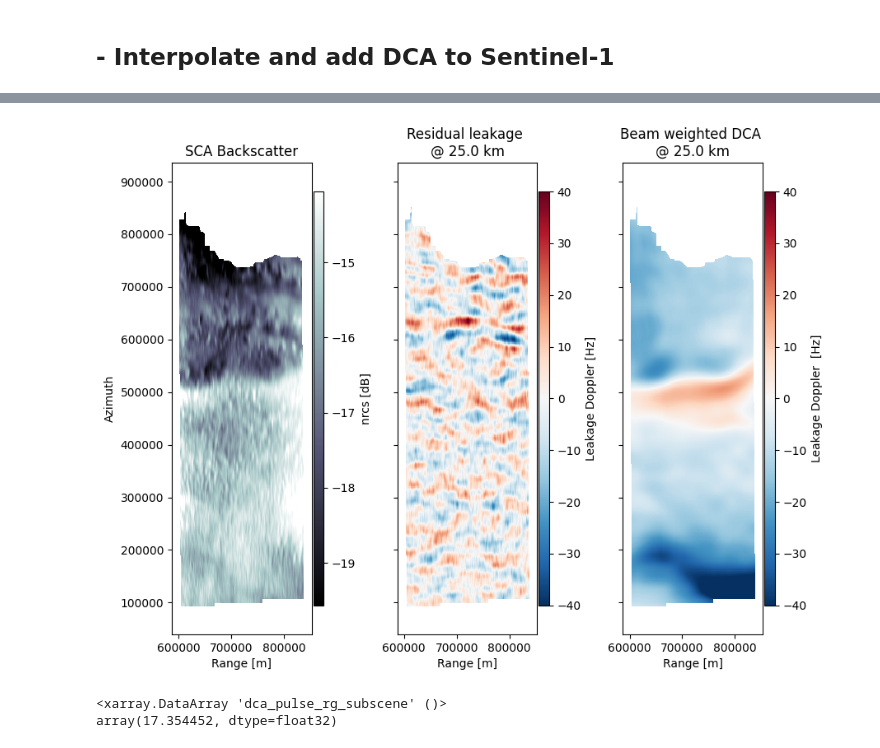
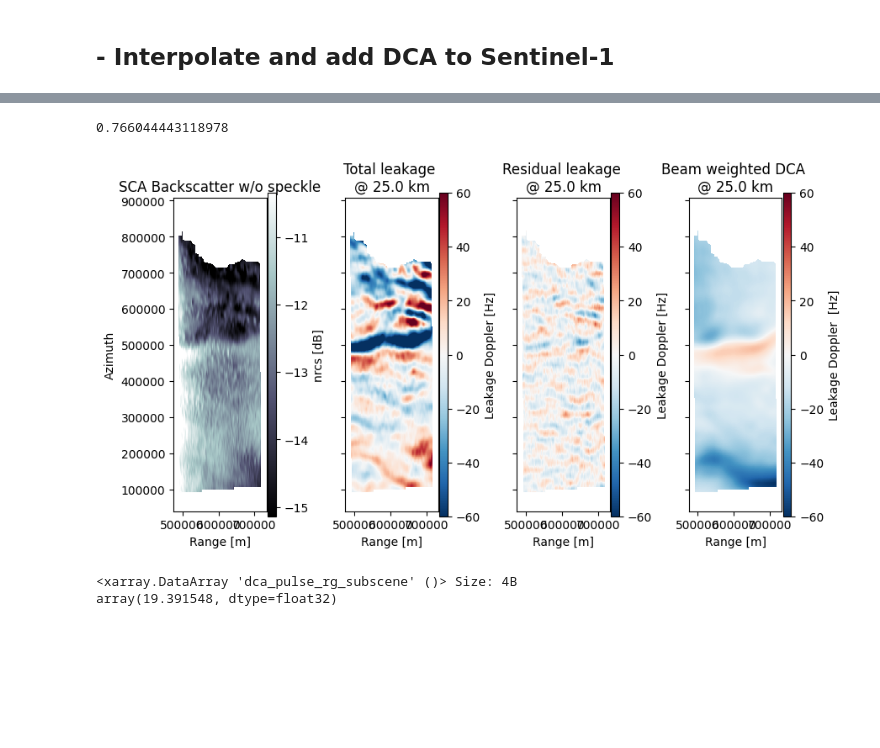
Before and after one commit to owenodriscoll/DopSCA_leakage, a Jupyter notebook: Sentinel1_analyses/add_dca_sentinel1.ipynb, the cells around one changed output, grey strips where cells are left out. Saved outputs shown, nothing was run; the diff lists cells and outputs as text; code cells hidden in the pictures; blank space fills up the shorter version.

```diff
--- a/Sentinel1_analyses/add_dca_sentinel1.ipynb
+++ b/Sentinel1_analyses/add_dca_sentinel1.ipynb
@@ -69,18 +73,22 @@ files = glob.glob(f"{data_dir+scenario}/*.SAFE")
 
 observation = S1DopplerLeakage(
     filename=files,
+    z0 = 823_000,
     era5_directory='era5_winds/',
     resolution_product=25_000,
     az_footprint_cutoff=80_000,
-    vx_sat=6800,
+    vx_sat=6_800,
     PRF=4,
-    grid_spacing=6800/4/11,
-    antenna_length=3.2,
-    antenna_height=0.3,
+    grid_spacing=150,
+    antenna_length=2.87,
+    antenna_height=0.32,
     beam_pattern='phased_array',
     antenna_elements=4,
     antenna_weighting=0.5,
-    incidence_angle_scat=40,
+    swath_start_incidence_angle_scat=30,
+    boresight_elevation_angle_scat=40,
+    random_state = 42,
+    fill_nan_limit = 1,
     )
 # %%
 observation.apply()
@@ -123,9 +131,13 @@ where $a$ is the elevation angle of the scatterometer and $b$ that of Sentinel-1
  \begin{equation}
     \theta_{\mathrm{elevation}} = 90 - \theta_{\mathrm{incidence}}
  \end{equation}
+# %%
+np.cos(np.deg2rad(40))
+# %% [output]
+0.766044443118978
 # %%
-numerator = obj_copy.data['dca_s1'] * np.cos(np.deg2rad(90 - observation.data['inc']))
-denominator = np.cos(np.deg2rad(90 - observation.data['inc_scatt_eqv']))
+numerator = obj_copy.data['dca_s1'] * np.cos(np.deg2rad(90 - observation.data['inc_scatt_eqv']))
+denominator = np.cos(np.deg2rad(90 - observation.data['inc']))
 obj_copy.data['dca_scatt'] = numerator / denominator
 # %%
 # compute weighted received Doppler and resulting apparent LOS velocity
@@ -142,48 +154,54 @@ observation.data['doppler_w_dca_pulse_rg_subscene'] = observation.data['doppler_
 observation.data['dca_pulse_rg_subscene'] = observation.data['dca_pulse_rg'].rolling(grg=observation.grg_N, slow_time=observation.slow_time_N, center=True).mean()
 
 observation.data = observation.data.transpose('az_idx', 'grg', 'slow_time')
+# %%
+param_to_persist = ['nrcs_scat', 'doppler_pulse_rg_subscene', 'doppler_pulse_rg_subscene_inverted', 'dca_pulse_rg_subscene']
+observation.data[param_to_persist] = observation.data[param_to_persist].persist()
 # %%
-cbar_kwargs = {'shrink':0.7, 'aspect':40, 'pad' : 0.01, 'extend':'neither'}
+cbar_kwargs = {'shrink':0.5, 'aspect':40, 'pad' : 0.01, 'extend':'neither'}
 plot_kwargs = {'robust': True}
-plot_leakage_kwargs = {'vmin': -40, 'vmax': 40, 'cmap' : 'RdBu_r'}
+plot_leakage_kwargs = {'vmin': -60, 'vmax': 60, 'cmap' : 'RdBu_r'}
 plot_leakage_net_kwargs = {'vmin': -2, 'vmax': 2, 'cmap' : 'PiYG'}
 label_kwargs = {'xlabel':'Range [m]', 'ylabel':'Azimuth [m]'}
 
 net_leakage = observation.data['doppler_pulse_rg_subscene']- observation.data['doppler_pulse_rg_subscene_inverted']
 
 fact_1 = (observation.data['dca_pulse_rg_subscene']/observation.data['dca_pulse_rg_subscene']) * (net_leakage/net_leakage)
 
-nx = 3; ny = 1
+nx = 4; ny = 1
 fig, axes = plt.subplots(ny, nx, figsize = (9, 8), sharex=True, sharey=True)
 
 (10*np.log10(observation.data['nrcs_scat']) * fact_1).T.plot(ax= axes[0],
                                           **{'cmap': 'bone', **plot_kwargs},
                                           cbar_kwargs = {'label':'nrcs [dB]', **cbar_kwargs})
-(net_leakage*fact_1).T.plot(ax= axes[1],
+(observation.data['doppler_pulse_rg_subscene']*fact_1).T.plot(ax= axes[1],
                                                   **{**plot_leakage_kwargs},
                                                   cbar_kwargs = {'label':'Leakage Doppler [Hz]', **cbar_kwargs})
-(observation.data['dca_pulse_rg_subscene']*fact_1).T.plot(ax= axes[2],
+(net_leakage*fact_1).T.plot(ax= axes[2],
+                                                  **{**plot_leakage_kwargs},
+                                                  cbar_kwargs = {'label':'Leakage Doppler [Hz]', **cbar_kwargs})
+(observation.data['dca_pulse_rg_subscene']*fact_1).T.plot(ax= axes[3],
                                              **{**plot_leakage_kwargs, **plot_kwargs},
                                              cbar_kwargs = {'label':'Leakage Doppler  [Hz]', **cbar_kwargs})
 # (observation.data['dca_pulse_rg_subscene'] + net_leakage).T.plot(ax= axes[3],
 #                     **{**plot_leakage_kwargs, **plot_kwargs},
 #                     cbar_kwargs = {'label':'Leakage Doppler [Hz]', **cbar_kwargs})
 
 
 res = observation.resolution_product/1000
-titles = ['SCA Backscatter', f'Residual leakage \n@ {res:2} km', f'Beam weighted DCA \n@ {res:2} km']
+titles = ['SCA Backscatter w/o speckle', f'Total leakage \n@ {res:2} km', f'Residual leakage \n@ {res:2} km', f'Beam weighted DCA \n@ {res:2} km']
 x_labels = ['Range [m]'] * nx
 y_labels = ['Azimuth'] + [''] * (nx - ny)
 _ = [ax.axes.set_title(i) for ax, i in zip(axes.ravel(), titles)]
 _ = [ax.axes.set_xlabel(i) for ax, i in zip(axes.ravel(), x_labels)]
 _ = [ax.axes.set_ylabel(i) for ax, i in zip(axes.ravel(), y_labels)]
 _ = [ax.axes.set_aspect('equal') for ax in axes.ravel()]
 
 plt.tight_layout()
 # %% [output]
-[figure, old version]
+[figure, new version]
 # %%
 np.sqrt(np.mean(observation.data['dca_pulse_rg_subscene']**2)).compute()
 # %% [output]
-<xarray.DataArray 'dca_pulse_rg_subscene' ()>
-array(17.354452, dtype=float32)
+<xarray.DataArray 'dca_pulse_rg_subscene' ()> Size: 4B
+array(19.391548, dtype=float32)
```
Also changed, not shown: parts of 4 cells of this notebook.
